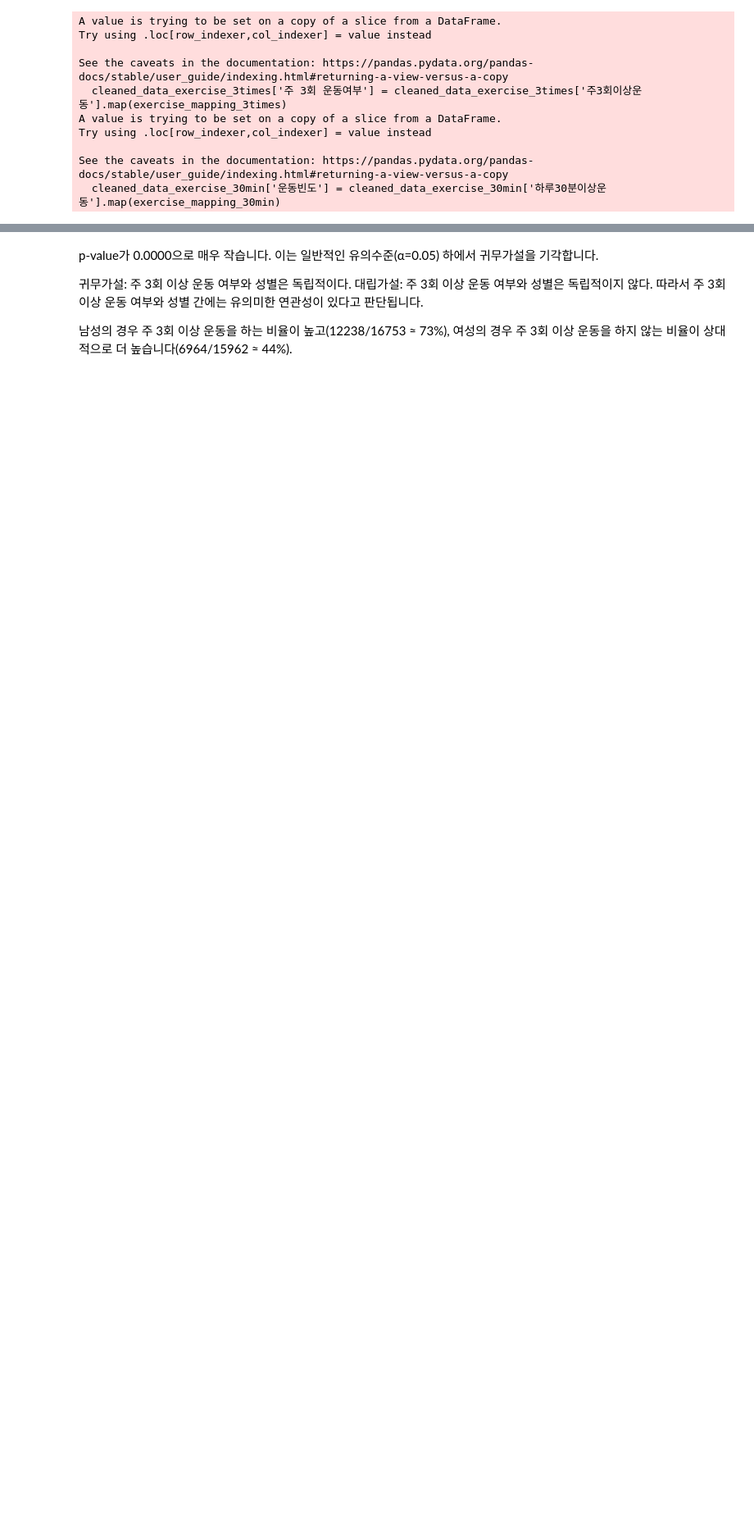
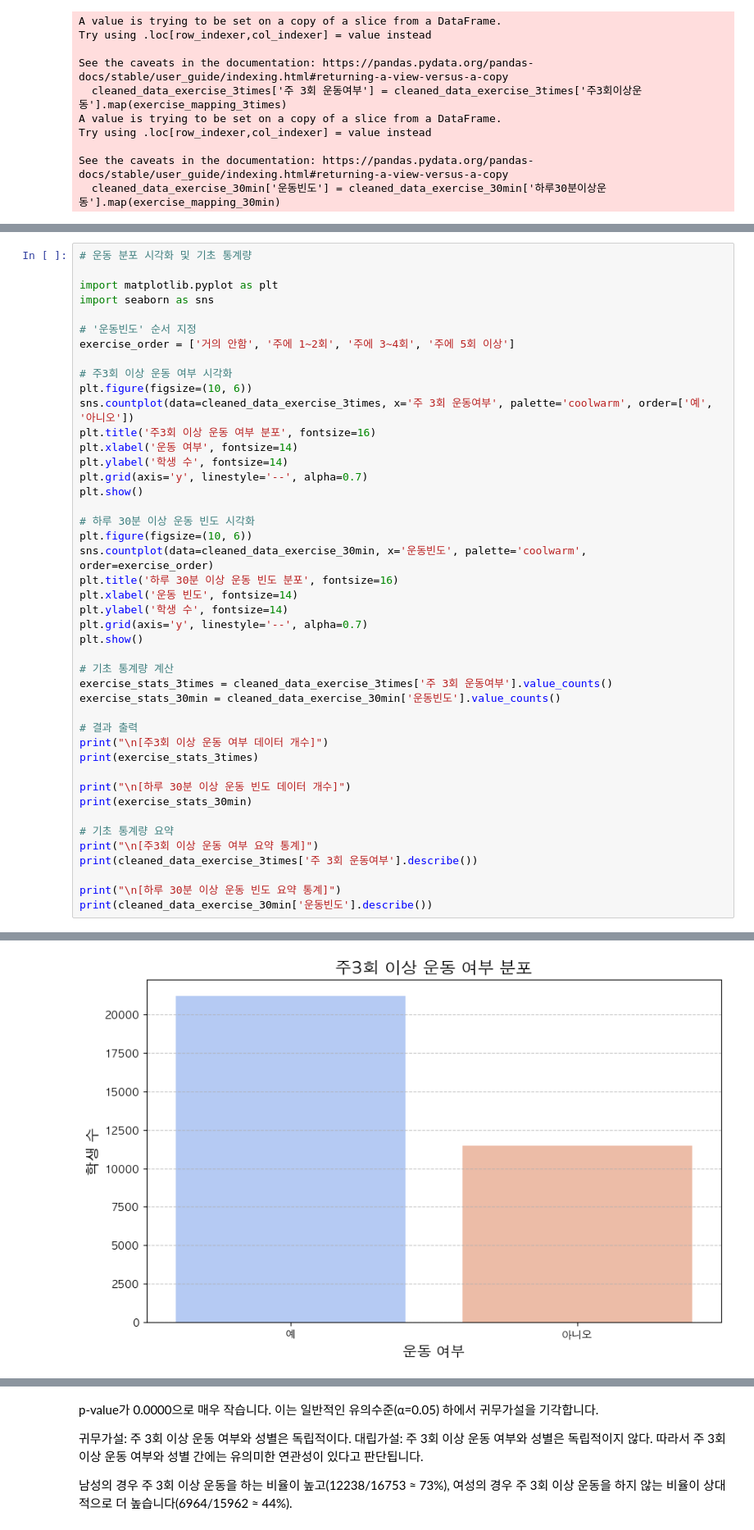
Before and after one commit to Statistical-Data-Analysis-2024/team-project, a Jupyter notebook: src/EDA/EDA_WorkOut_BMI.ipynb, the cells around one changed output, grey strips where cells are left out. Shown at 82% size. Saved outputs shown, nothing was run; the diff lists cells and outputs as text; blank space fills up the shorter version.

```diff
--- a/src/EDA/EDA_WorkOut_BMI.ipynb
+++ b/src/EDA/EDA_WorkOut_BMI.ipynb
@@ -217,0 +222,45 @@ Name: count, dtype: int64
+# %%
+# 운동 분포 시각화 및 기초 통계량
+
+import matplotlib.pyplot as plt
+import seaborn as sns
+
+# '운동빈도' 순서 지정
+exercise_order = ['거의 안함', '주에 1~2회', '주에 3~4회', '주에 5회 이상']
+
+# 주3회 이상 운동 여부 시각화
+plt.figure(figsize=(10, 6))
+sns.countplot(data=cleaned_data_exercise_3times, x='주 3회 운동여부', palette='coolwarm', order=['예', '아니오'])
+plt.title('주3회 이상 운동 여부 분포', fontsize=16)
+plt.xlabel('운동 여부', fontsize=14)
+plt.ylabel('학생 수', fontsize=14)
+plt.grid(axis='y', linestyle='--', alpha=0.7)
+plt.show()
+
+# 하루 30분 이상 운동 빈도 시각화
+plt.figure(figsize=(10, 6))
+sns.countplot(data=cleaned_data_exercise_30min, x='운동빈도', palette='coolwarm', order=exercise_order)
+plt.title('하루 30분 이상 운동 빈도 분포', fontsize=16)
+plt.xlabel('운동 빈도', fontsize=14)
+plt.ylabel('학생 수', fontsize=14)
+plt.grid(axis='y', linestyle='--', alpha=0.7)
+plt.show()
+
+# 기초 통계량 계산
+exercise_stats_3times = cleaned_data_exercise_3times['주 3회 운동여부'].value_counts()
+exercise_stats_30min = cleaned_data_exercise_30min['운동빈도'].value_counts()
+
+# 결과 출력
+print("\n[주3회 이상 운동 여부 데이터 개수]")
+print(exercise_stats_3times)
+
+print("\n[하루 30분 이상 운동 빈도 데이터 개수]")
+print(exercise_stats_30min)
+
+# 기초 통계량 요약
+print("\n[주3회 이상 운동 여부 요약 통계]")
+print(cleaned_data_exercise_3times['주 3회 운동여부'].describe())
+
+print("\n[하루 30분 이상 운동 빈도 요약 통계]")
+print(cleaned_data_exercise_30min['운동빈도'].describe())
+# %% [output]
@@ -217,0 +270 @@ Name: count, dtype: int64
+[figure, added]
```
Also changed, not shown: parts of 7 cells of this notebook, 2 other files.
